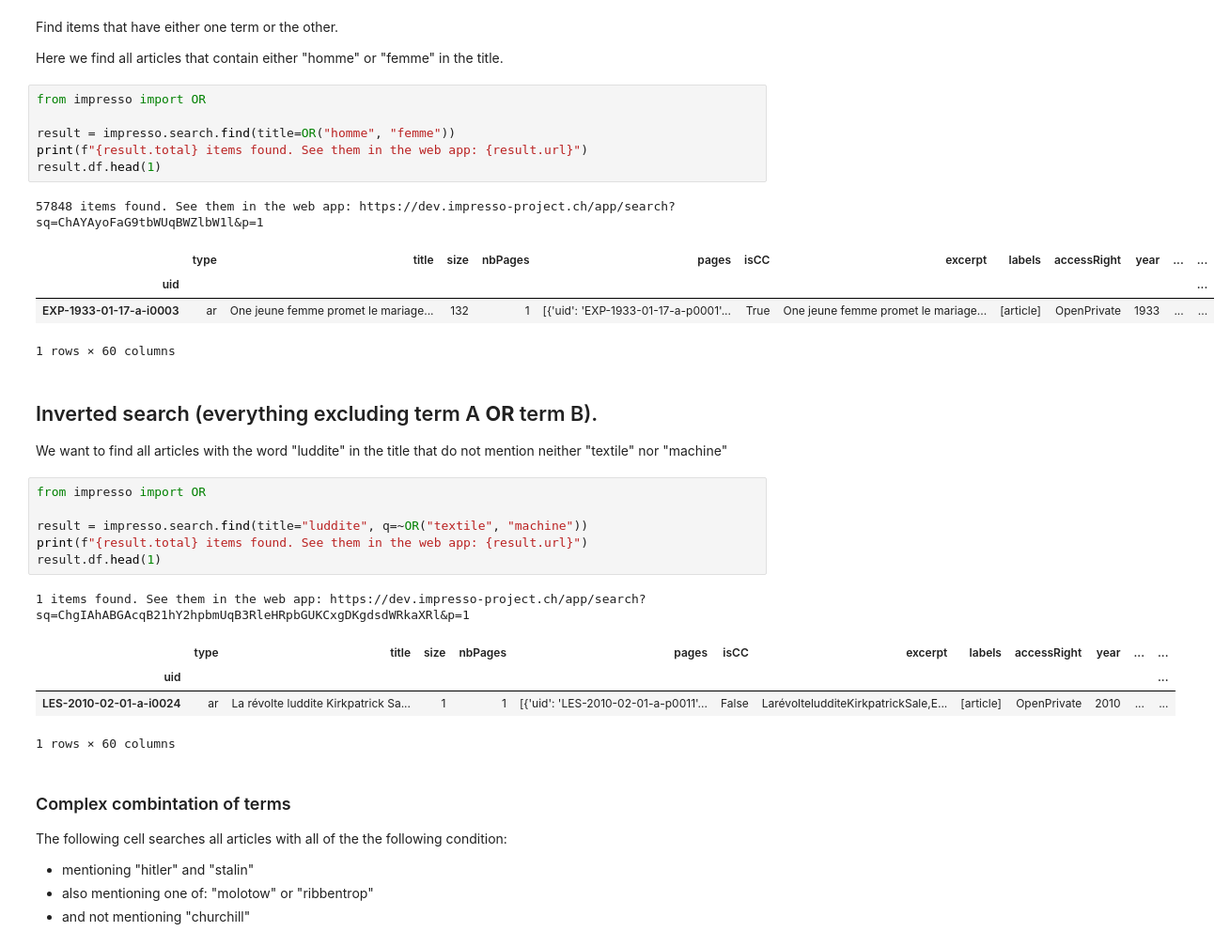
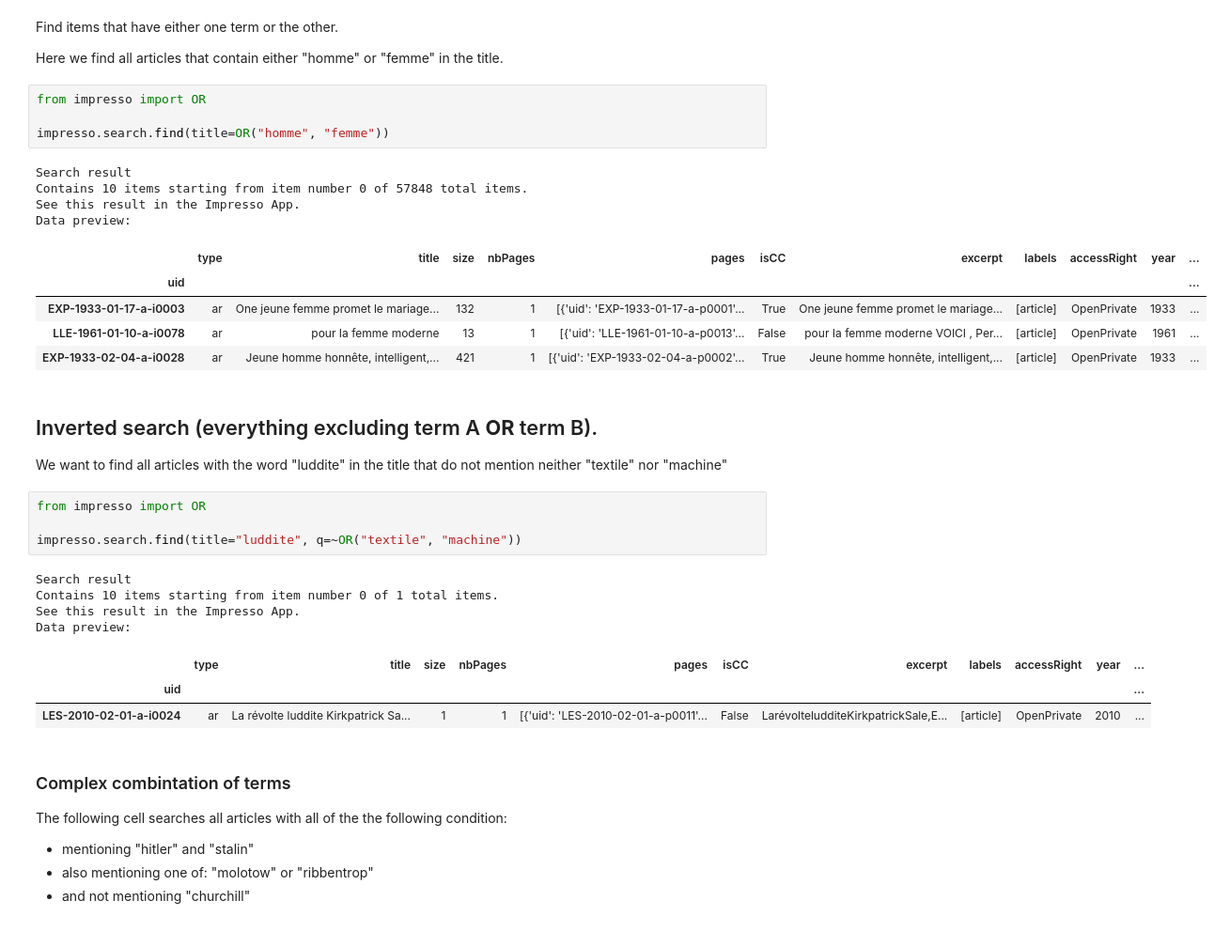
Before and after one commit to impresso/impresso-py, a Jupyter notebook: examples/notebooks/search.ipynb, the cells around one changed output. Shown at 94% size. Saved outputs shown, nothing was run; the diff lists cells and outputs as text.

```diff
--- a/examples/notebooks/search.ipynb
+++ b/examples/notebooks/search.ipynb
@@ -72,15 +79,17 @@ Here we find all articles that contain either "homme" or "femme" in the title.
 # %%
 from impresso import OR
 
-result = impresso.search.find(title=OR("homme", "femme"))
-print(f"{result.total} items found. See them in the web app: {result.url}")
-result.df.head(1)
+impresso.search.find(title=OR("homme", "femme"))
 # %% [output]
-57848 items found. See them in the web app: https://dev.impresso-project.ch/app/search?sq=ChAYAyoFaG9tbWUqBWZlbW1l&p=1
+Search result
+Contains 10 items starting from item number 0 of 57848 total items.
+See this result in the Impresso App.
+Data preview:
-|  | type | title | size | nbPages | pages | isCC | excerpt | labels | accessRight | year | ... | ... |
-| uid |  |  |  |  |  |  |  |  |  |  |  | ... |
-| EXP-1933-01-17-a-i0003 | ar | One jeune femme promet le mariage... | 132 | 1 | [{'uid': 'EXP-1933-01-17-a-p0001'... | True | One jeune femme promet le mariage... | [article] | OpenPrivate | 1933 | ... | ... |
+|  | type | title | size | nbPages | pages | isCC | excerpt | labels | accessRight | year | ... |
+| uid |  |  |  |  |  |  |  |  |  |  | ... |
+| EXP-1933-01-17-a-i0003 | ar | One jeune femme promet le mariage... | 132 | 1 | [{'uid': 'EXP-1933-01-17-a-p0001'... | True | One jeune femme promet le mariage... | [article] | OpenPrivate | 1933 | ... |
+| LLE-1961-01-10-a-i0078 | ar | pour Ia femme moderne | 13 | 1 | [{'uid': 'LLE-1961-01-10-a-p0013'... | False | pour Ia femme moderne VOICI , Per... | [article] | OpenPrivate | 1961 | ... |
+| EXP-1933-02-04-a-i0028 | ar | Jeune homme honnête, intelligent,... | 421 | 1 | [{'uid': 'EXP-1933-02-04-a-p0002'... | True | Jeune homme honnête, intelligent,... | [article] | OpenPrivate | 1933 | ... |
-1 rows × 60 columns
 # %% [markdown]
 ## Inverted search (everything excluding term A __OR__ term B).
 
@@ -88,15 +97,15 @@ We want to find all articles with the word "luddite" in the title that do not me
 # %%
 from impresso import OR
 
-result = impresso.search.find(title="luddite", q=~OR("textile", "machine"))
-print(f"{result.total} items found. See them in the web app: {result.url}")
-result.df.head(1)
+impresso.search.find(title="luddite", q=~OR("textile", "machine"))
 # %% [output]
-1 items found. See them in the web app: https://dev.impresso-project.ch/app/search?sq=ChgIAhABGAcqB21hY2hpbmUqB3RleHRpbGUKCxgDKgdsdWRkaXRl&p=1
+Search result
+Contains 10 items starting from item number 0 of 1 total items.
+See this result in the Impresso App.
+Data preview:
-|  | type | title | size | nbPages | pages | isCC | excerpt | labels | accessRight | year | ... | ... |
-| uid |  |  |  |  |  |  |  |  |  |  |  | ... |
-| LES-2010-02-01-a-i0024 | ar | La révolte luddite Kirkpatrick Sa... | 1 | 1 | [{'uid': 'LES-2010-02-01-a-p0011'... | False | LarévolteludditeKirkpatrickSale,E... | [article] | OpenPrivate | 2010 | ... | ... |
+|  | type | title | size | nbPages | pages | isCC | excerpt | labels | accessRight | year | ... |
+| uid |  |  |  |  |  |  |  |  |  |  | ... |
+| LES-2010-02-01-a-i0024 | ar | La révolte luddite Kirkpatrick Sa... | 1 | 1 | [{'uid': 'LES-2010-02-01-a-p0011'... | False | LarévolteludditeKirkpatrickSale,E... | [article] | OpenPrivate | 2010 | ... |
-1 rows × 60 columns
 # %% [markdown]
 ### Complex combintation of terms
 
```
Also changed, not shown: parts of 63 cells of this notebook, 3 other files.
